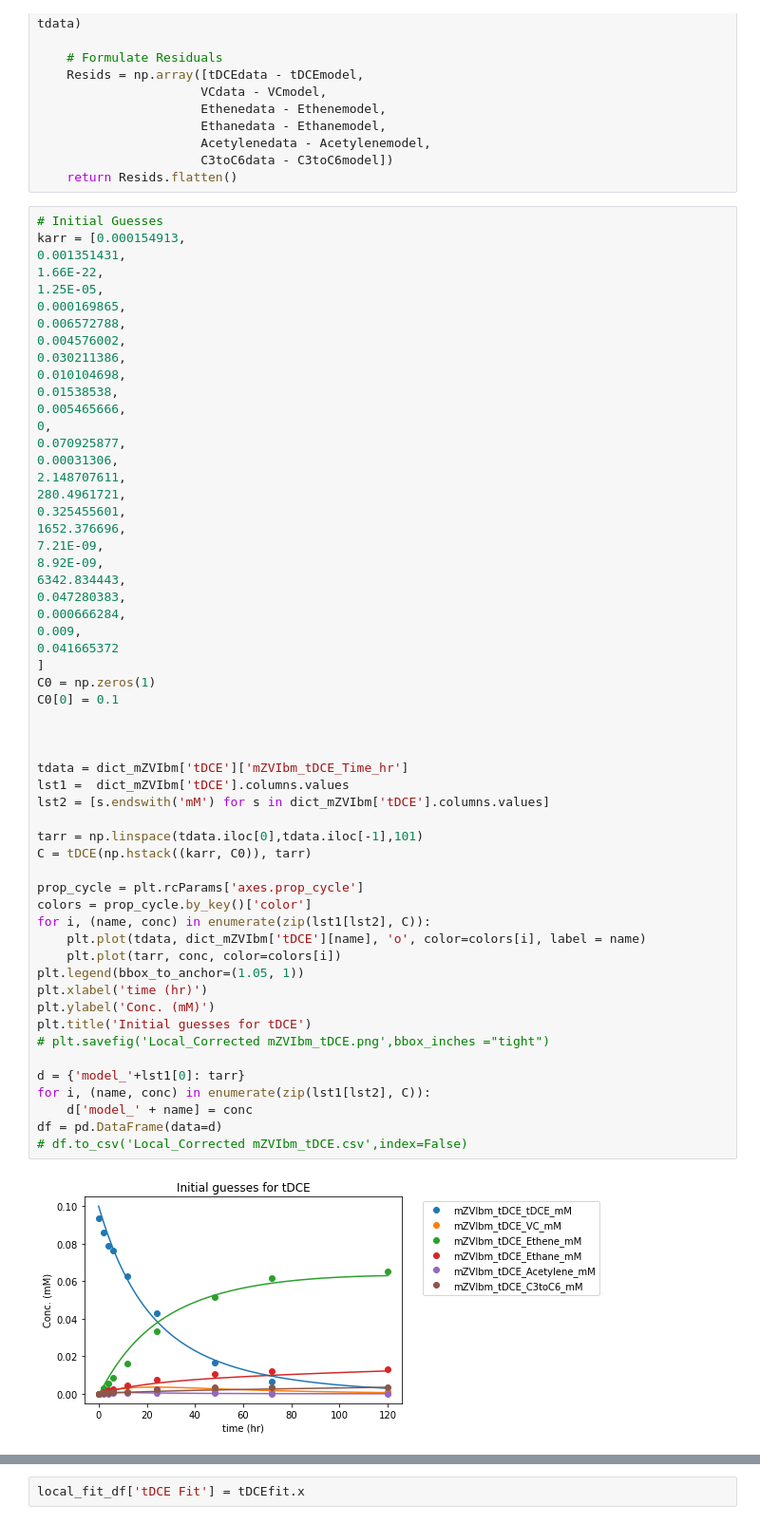
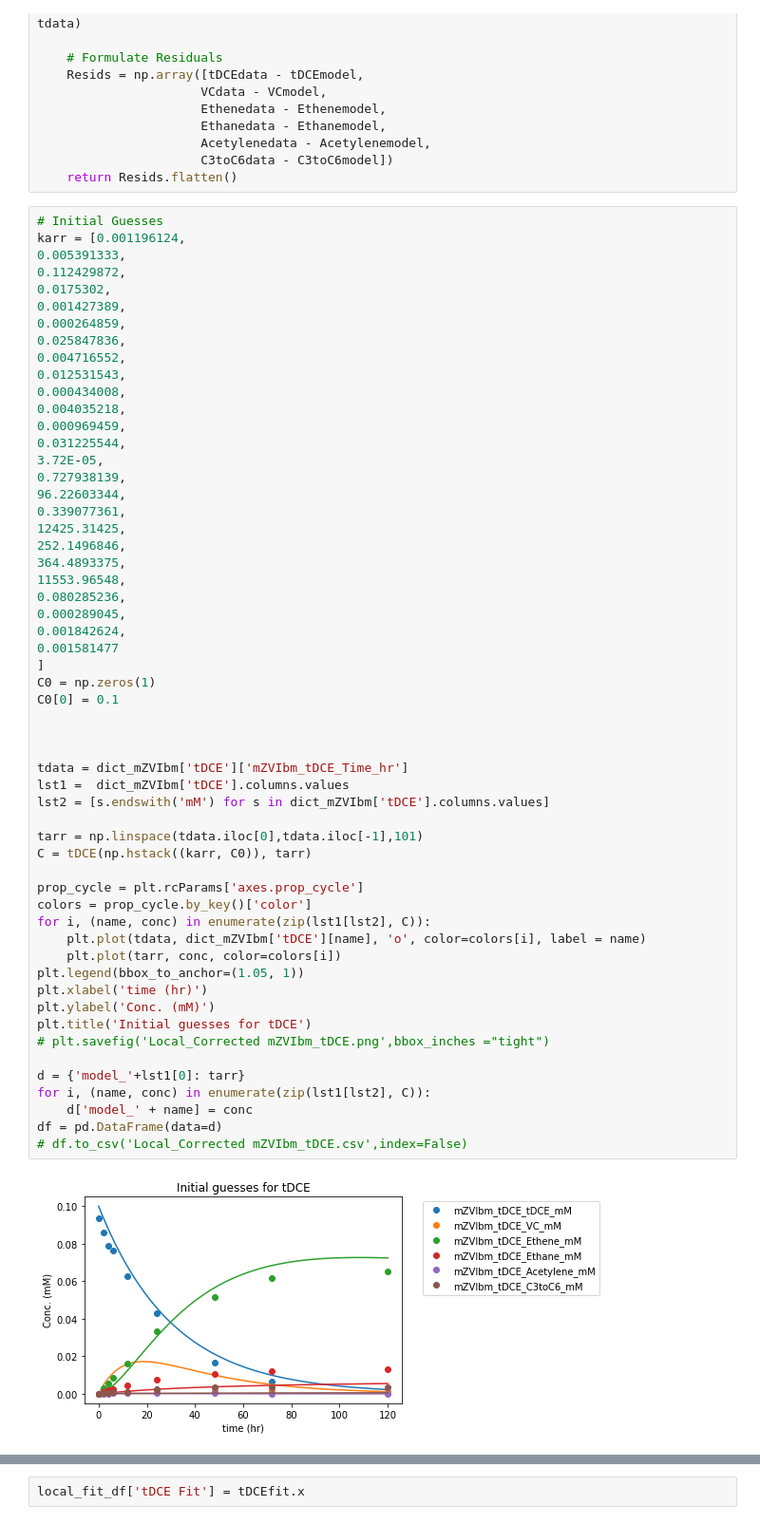
Before and after one commit to jbandstra-MNL/Global-Fitting, a Jupyter notebook: Reductive dechlorination of chlorinated ethenes_S_0_00.ipynb, the cells around one changed output, grey strips where cells are left out. Shown at 95% size. Saved outputs shown, nothing was run; the diff lists cells and outputs as text.

```diff
--- a/Reductive dechlorination of chlorinated ethenes_S_0_00.ipynb
+++ b/Reductive dechlorination of chlorinated ethenes_S_0_00.ipynb
@@ -608,62 +608,62 @@ def tDCEfitfunc(params):
     return Resids.flatten()
 # %%
 # Initial Guesses
-karr = [0.000154913,
-0.001351431,
-1.66E-22,
-1.25E-05,
-0.000169865,
-0.006572788,
-0.004576002,
-0.030211386,
-0.010104698,
-0.01538538,
-0.005465666,
-0,
-0.070925877,
-0.00031306,
-2.148707611,
-280.4961721,
-0.325455601,
-1652.376696,
-7.21E-09,
-8.92E-09,
-6342.834443,
-0.047280383,
-0.000666284,
-0.009,
-0.041665372
+karr = [0.001196124,
+0.005391333,
+0.112429872,
+0.0175302,
+0.001427389,
+0.000264859,
+0.025847836,
+0.004716552,
+0.012531543,
+0.000434008,
+0.004035218,
+0.000969459,
+0.031225544,
+3.72E-05,
+0.727938139,
+96.22603344,
+0.339077361,
+12425.31425,
+252.1496846,
+364.4893375,
+11553.96548,
+0.080285236,
+0.000289045,
+0.001842624,
+0.001581477
 ]
 C0 = np.zeros(1)
 C0[0] = 0.1
 
 
 
 tdata = dict_mZVIbm['tDCE']['mZVIbm_tDCE_Time_hr']
 lst1 =  dict_mZVIbm['tDCE'].columns.values
 lst2 = [s.endswith('mM') for s in dict_mZVIbm['tDCE'].columns.values]
 
 tarr = np.linspace(tdata.iloc[0],tdata.iloc[-1],101)
 C = tDCE(np.hstack((karr, C0)), tarr)
 
 prop_cycle = plt.rcParams['axes.prop_cycle']
 colors = prop_cycle.by_key()['color']
 for i, (name, conc) in enumerate(zip(lst1[lst2], C)):
     plt.plot(tdata, dict_mZVIbm['tDCE'][name], 'o', color=colors[i], label = name)
     plt.plot(tarr, conc, color=colors[i])
 plt.legend(bbox_to_anchor=(1.05, 1))
 plt.xlabel('time (hr)')
 plt.ylabel('Conc. (mM)')
 plt.title('Initial guesses for tDCE')
 # plt.savefig('Local_Corrected mZVIbm_tDCE.png',bbox_inches ="tight")
 
 d = {'model_'+lst1[0]: tarr}
 for i, (name, conc) in enumerate(zip(lst1[lst2], C)):
     d['model_' + name] = conc
 df = pd.DataFrame(data=d)
 # df.to_csv('Local_Corrected mZVIbm_tDCE.csv',index=False)
 # %% [output]
-[figure, old version]
+[figure, new version]
 # %%
 # Perform Fit
 tDCEfit = least_squares(tDCEfitfunc, np.hstack((karr, C0)), bounds=(0, np.inf))
```
Also changed, not shown: parts of 3 cells of this notebook, 1 other file.
